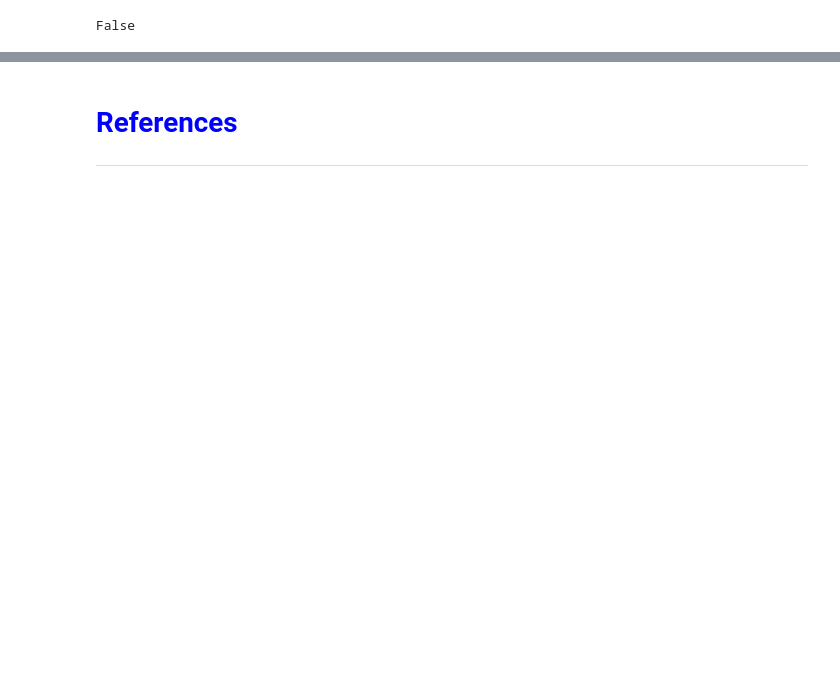
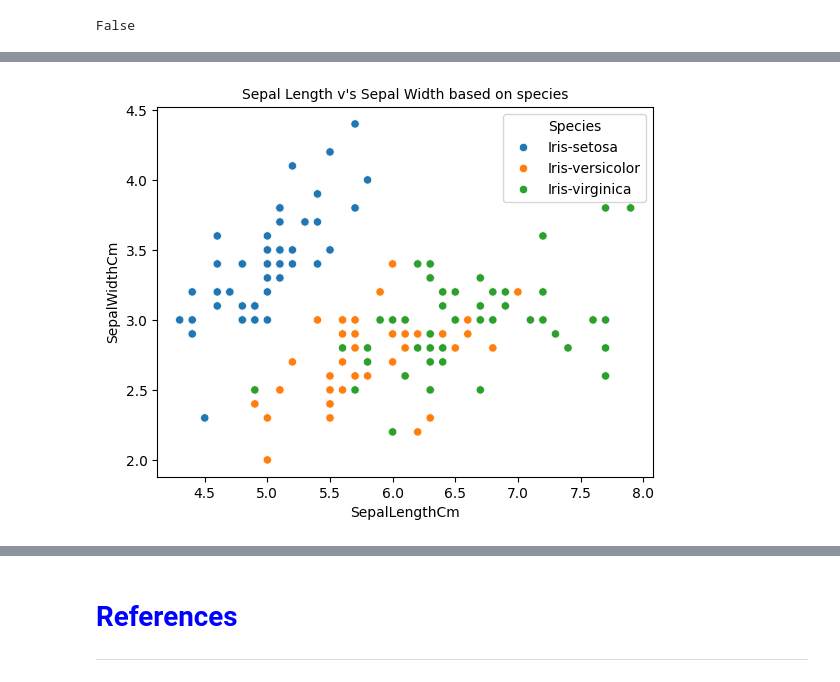
Before and after one commit to OCorry/machine_learning_and_statistics_2023, a Jupyter notebook: tasks.ipynb, the cells around one changed output, grey strips where cells are left out. Drawn from its saved outputs; the diff is of its cells as text; code cells hidden in the pictures; blank space fills up the shorter version.

Commit message:
started plotting the data

```diff
--- a/tasks.ipynb
+++ b/tasks.ipynb
@@ -799,6 +800,6 @@ Firstly, using the ``Pandas`` Library, the dataset is read in and storing the fu
 # %%
 # Read in the .csv dataset from the data folder
-df = pd.read_csv('data/iris.csv')
+df = pd.read_csv('data/Iris.csv')
 
 # Show the dataframe
 df
@@ -828,0 +838,10 @@ False
+# %%
+sns.scatterplot(data=df, x='SepalLengthCm',
+                y='SepalWidthCm', hue='Species')
+
+plt.title("Sepal Length v's Sepal Width based on species" , size = 10 , color = "black")
+
+plt.plot()
+plt.show()
+# %% [output]
+[figure, added]
```
Also changed, not shown: parts of 13 cells of this notebook.
